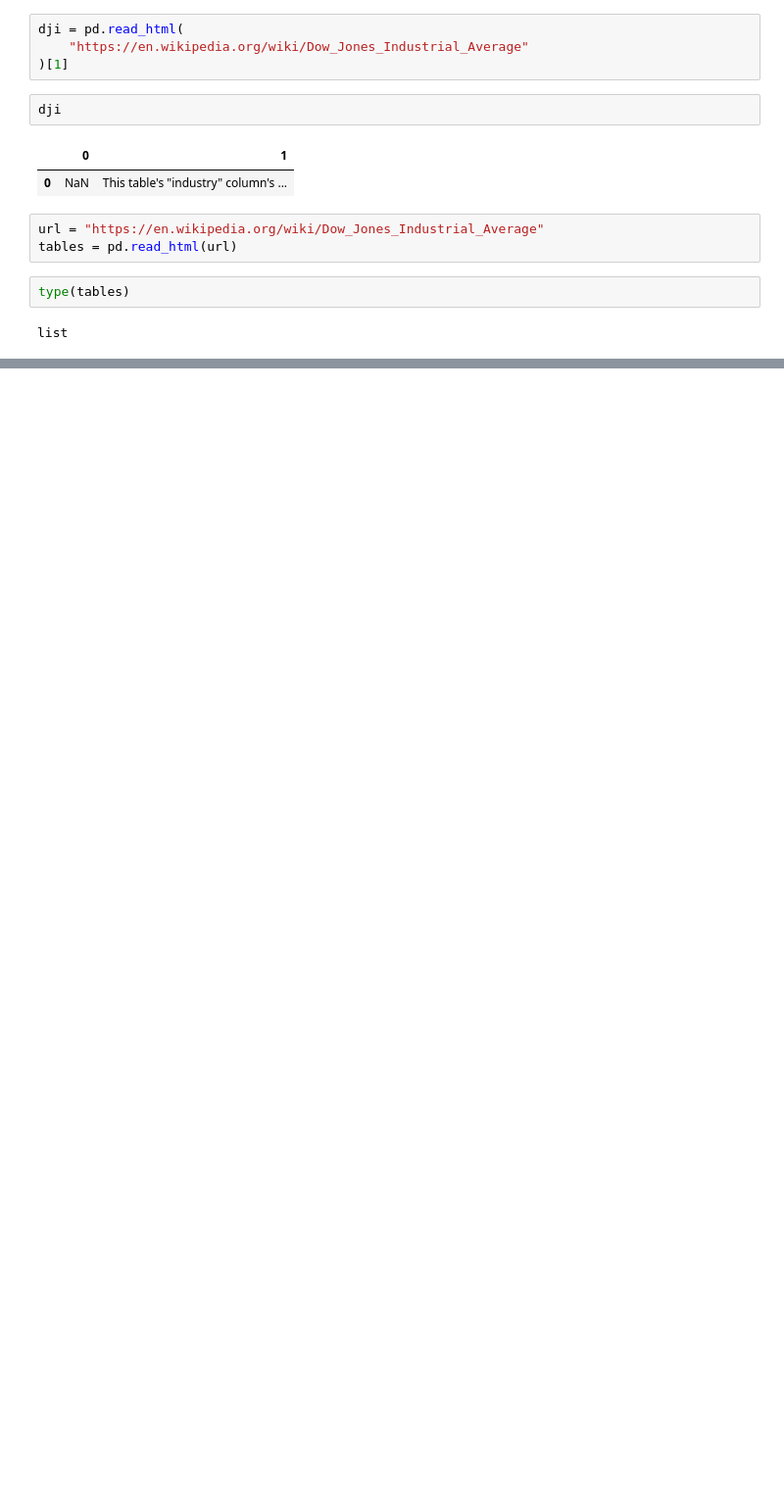
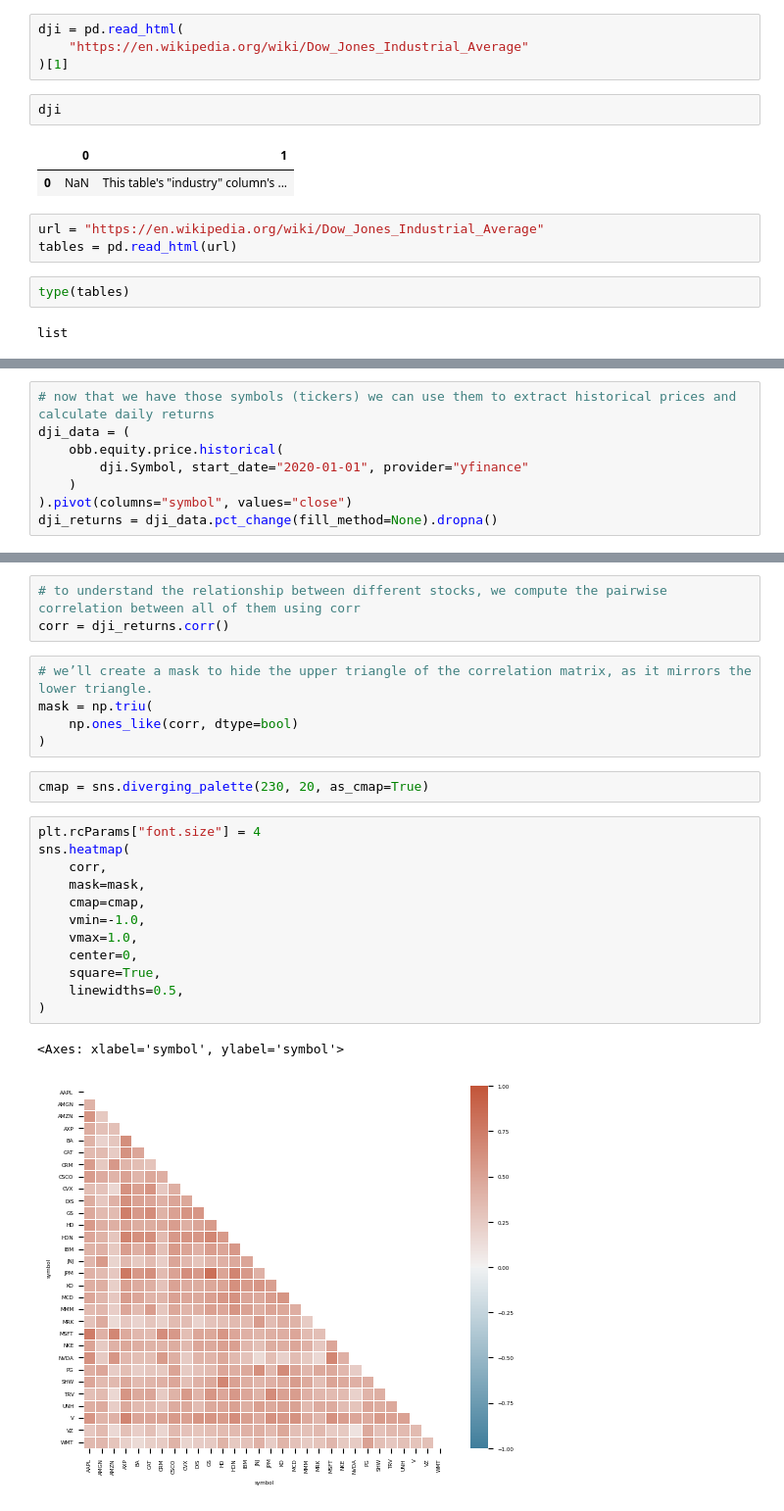
Before and after one commit to MichalPoleszczuk/Books, a Jupyter notebook: Python_for_Algorithmic_Trading_Cookbook/Chapter3/Notes_to_Chapter3.ipynb, the cells around one changed output, grey strips where cells are left out. Shown: that part at 98% size. Saved outputs shown, nothing was run; the diff lists cells and outputs as text; blank space fills up the shorter version.

Commit message:
finished reading on visualization with Seaborn

```diff
--- a/Python_for_Algorithmic_Trading_Cookbook/Chapter3/Notes_to_Chapter3.ipynb
+++ b/Python_for_Algorithmic_Trading_Cookbook/Chapter3/Notes_to_Chapter3.ipynb
@@ -455,0 +475,8 @@ tables
+# %%
+# now that we have those symbols (tickers) we can use them to extract historical prices and calculate daily returns
+dji_data = (
+    obb.equity.price.historical(
+        dji.Symbol, start_date="2020-01-01", provider="yfinance"
+    )
+).pivot(columns="symbol", values="close")
+dji_returns = dji_data.pct_change(fill_method=None).dropna()
@@ -455,0 +500,25 @@ tables
+# %%
+# to understand the relationship between different stocks, we compute the pairwise correlation between all of them using corr
+corr = dji_returns.corr()
+# %%
+# we’ll create a mask to hide the upper triangle of the correlation matrix, as it mirrors the lower triangle.
+mask = np.triu(
+    np.ones_like(corr, dtype=bool)
+)
+# %%
+cmap = sns.diverging_palette(230, 20, as_cmap=True)
+# %%
+plt.rcParams["font.size"] = 4
+sns.heatmap(
+    corr,
+    mask=mask,
+    cmap=cmap,
+    vmin=-1.0,
+    vmax=1.0,
+    center=0,
+    square=True,
+    linewidths=0.5,
+)
+# %% [output]
+<Axes: xlabel='symbol', ylabel='symbol'>
+[figure, added]
```
Also changed, not shown: parts of 4 cells of this notebook.
